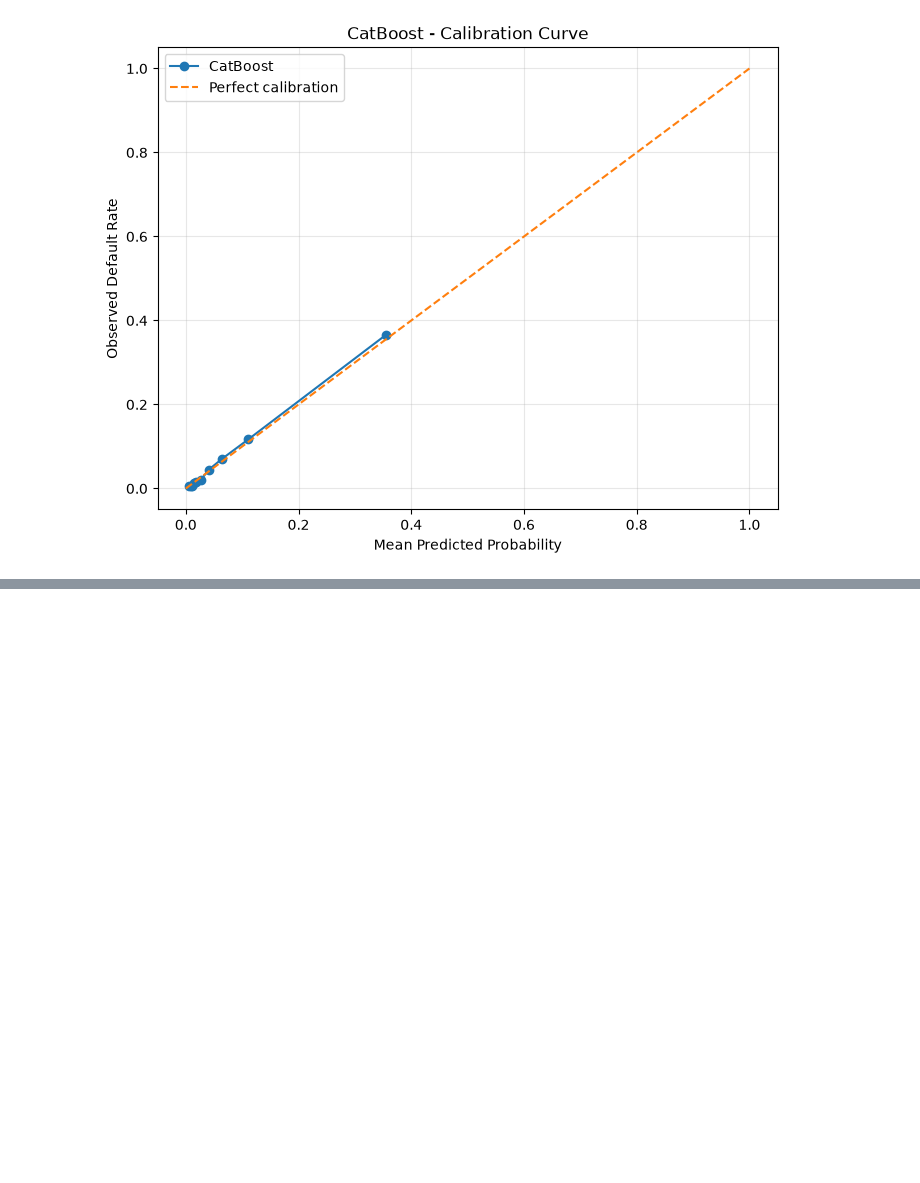
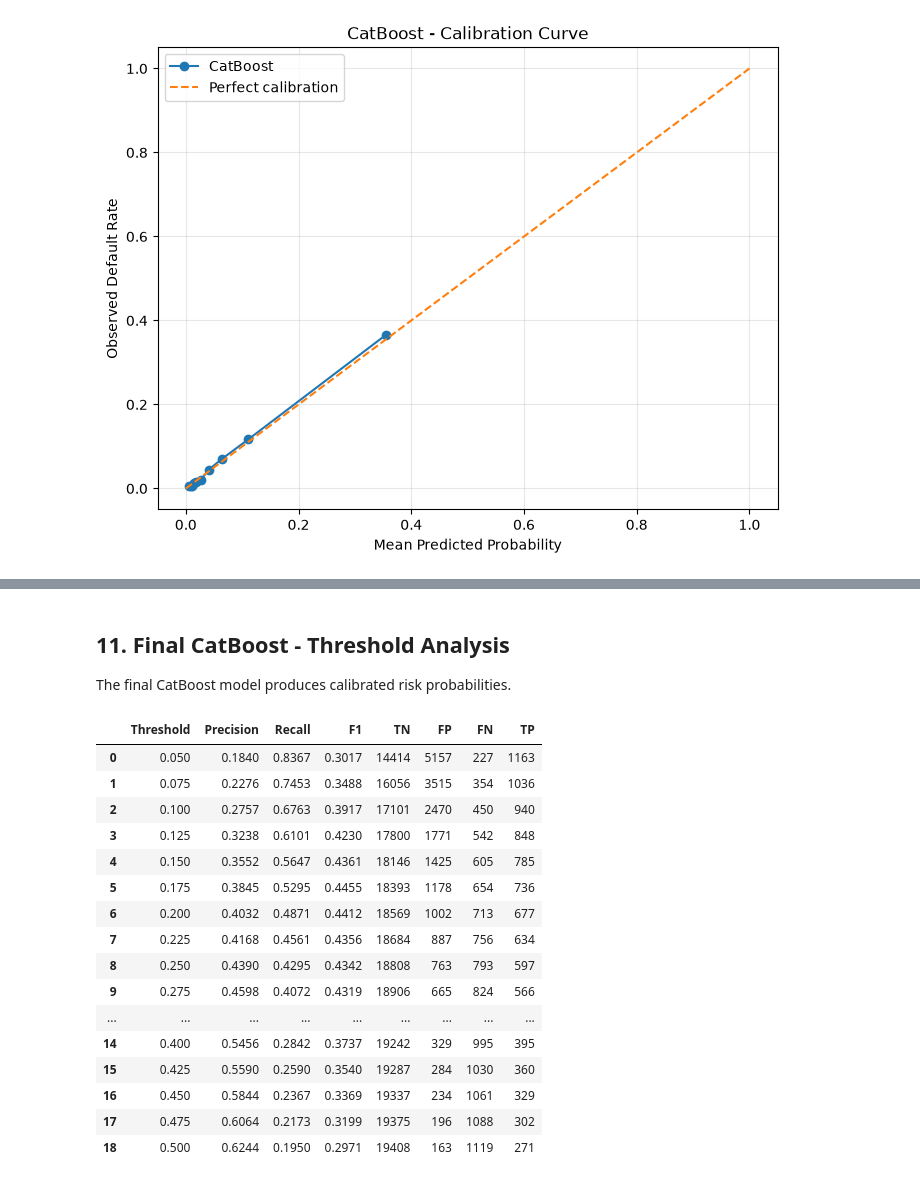
Before and after one commit to Randysman/credit_score, a Jupyter notebook: Modeling(boosting).ipynb, the cells around one changed output, grey strips where cells are left out. Cells and saved outputs as stored; diff of their text form; code cells hidden in the pictures; blank space fills up the shorter version.

Commit message:
found best model

```diff
--- a/Modeling(boosting).ipynb
+++ b/Modeling(boosting).ipynb
@@ -866,0 +970,77 @@ plt.show()
+# %%
+final_valid_proba = best_catboost_valid_proba
+# %% [markdown]
+## 11. Final CatBoost - Threshold Analysis
+
+The final CatBoost model produces calibrated risk probabilities.
+# %%
+catboost_thresholds = np.arange(
+    0.05,
+    0.51,
+    0.025
+)
+# %%
+catboost_threshold_results = []
+
+for threshold in catboost_thresholds:
+    y_pred = (
+        final_valid_proba >= threshold
+    ).astype(int)
+
+    tn, fp, fn, tp = confusion_matrix(
+        y_valid,
+        y_pred
+    ).ravel()
+
+    precision = (
+        tp / (tp + fp)
+        if (tp + fp) > 0
+        else 0
+    )
+
+    recall = (
+        tp / (tp + fn)
+        if (tp + fn) > 0
+        else 0
+    )
+
+    f1 = (
+        2 * precision * recall / (precision + recall)
+        if (precision + recall) > 0
+        else 0
+    )
+
+    catboost_threshold_results.append({
+        'Threshold': threshold,
+        'Precision': precision,
+        'Recall': recall,
+        'F1': f1,
+        'TN': tn,
+        'FP': fp,
+        'FN': fn,
+        'TP': tp
+    })
+
+catboost_threshold_results = pd.DataFrame(
+    catboost_threshold_results
+)
+
+catboost_threshold_results.round(4)
+# %% [output]
+|  | Threshold | Precision | Recall | F1 | TN | FP | FN | TP |
+| 0 | 0.050 | 0.1840 | 0.8367 | 0.3017 | 14414 | 5157 | 227 | 1163 |
+| 1 | 0.075 | 0.2276 | 0.7453 | 0.3488 | 16056 | 3515 | 354 | 1036 |
+| 2 | 0.100 | 0.2757 | 0.6763 | 0.3917 | 17101 | 2470 | 450 | 940 |
+| 3 | 0.125 | 0.3238 | 0.6101 | 0.4230 | 17800 | 1771 | 542 | 848 |
+| 4 | 0.150 | 0.3552 | 0.5647 | 0.4361 | 18146 | 1425 | 605 | 785 |
+| 5 | 0.175 | 0.3845 | 0.5295 | 0.4455 | 18393 | 1178 | 654 | 736 |
+| 6 | 0.200 | 0.4032 | 0.4871 | 0.4412 | 18569 | 1002 | 713 | 677 |
+| 7 | 0.225 | 0.4168 | 0.4561 | 0.4356 | 18684 | 887 | 756 | 634 |
+| 8 | 0.250 | 0.4390 | 0.4295 | 0.4342 | 18808 | 763 | 793 | 597 |
+| 9 | 0.275 | 0.4598 | 0.4072 | 0.4319 | 18906 | 665 | 824 | 566 |
+| ... | ... | ... | ... | ... | ... | ... | ... | ... |
+| 14 | 0.400 | 0.5456 | 0.2842 | 0.3737 | 19242 | 329 | 995 | 395 |
+| 15 | 0.425 | 0.5590 | 0.2590 | 0.3540 | 19287 | 284 | 1030 | 360 |
+| 16 | 0.450 | 0.5844 | 0.2367 | 0.3369 | 19337 | 234 | 1061 | 329 |
+| 17 | 0.475 | 0.6064 | 0.2173 | 0.3199 | 19375 | 196 | 1088 | 302 |
+| 18 | 0.500 | 0.6244 | 0.1950 | 0.2971 | 19408 | 163 | 1119 | 271 |
```
Also changed, not shown: parts of 14 cells of this notebook.
